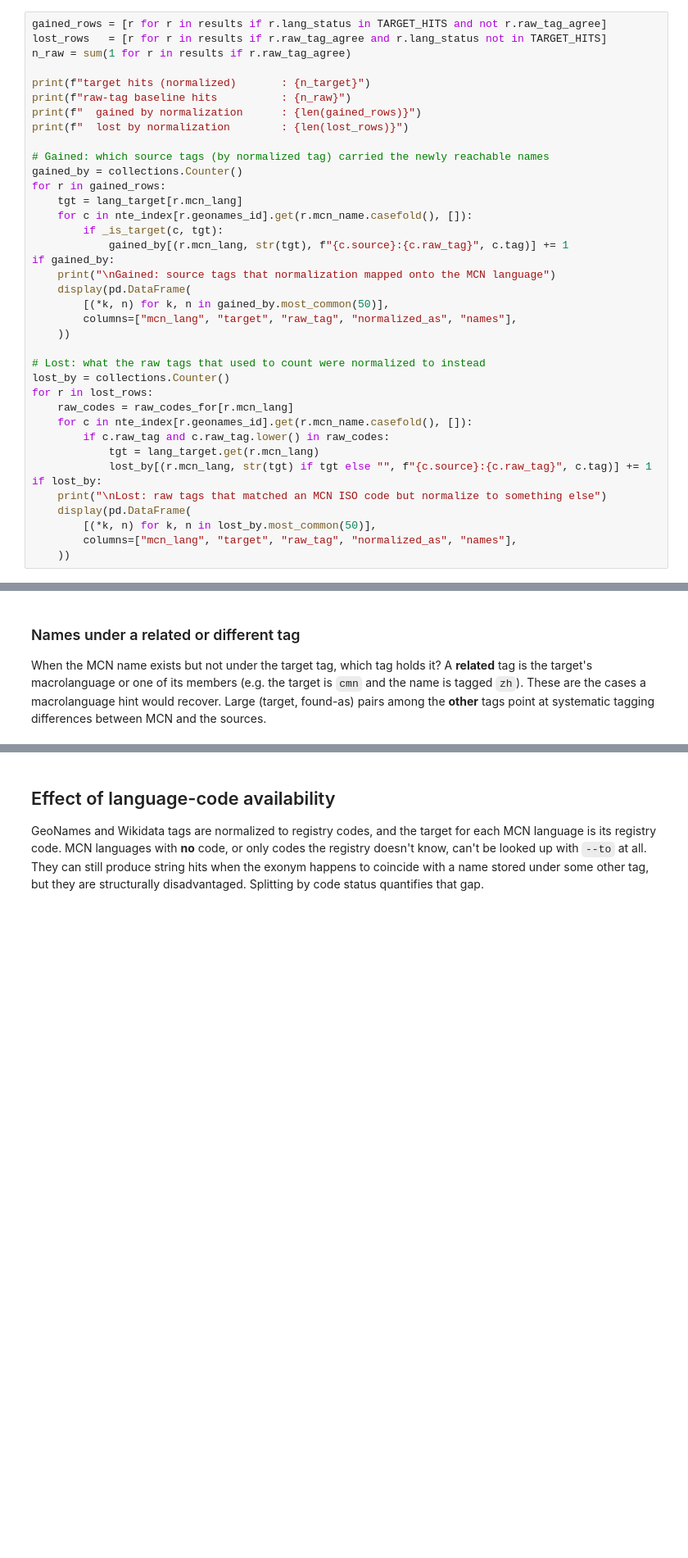
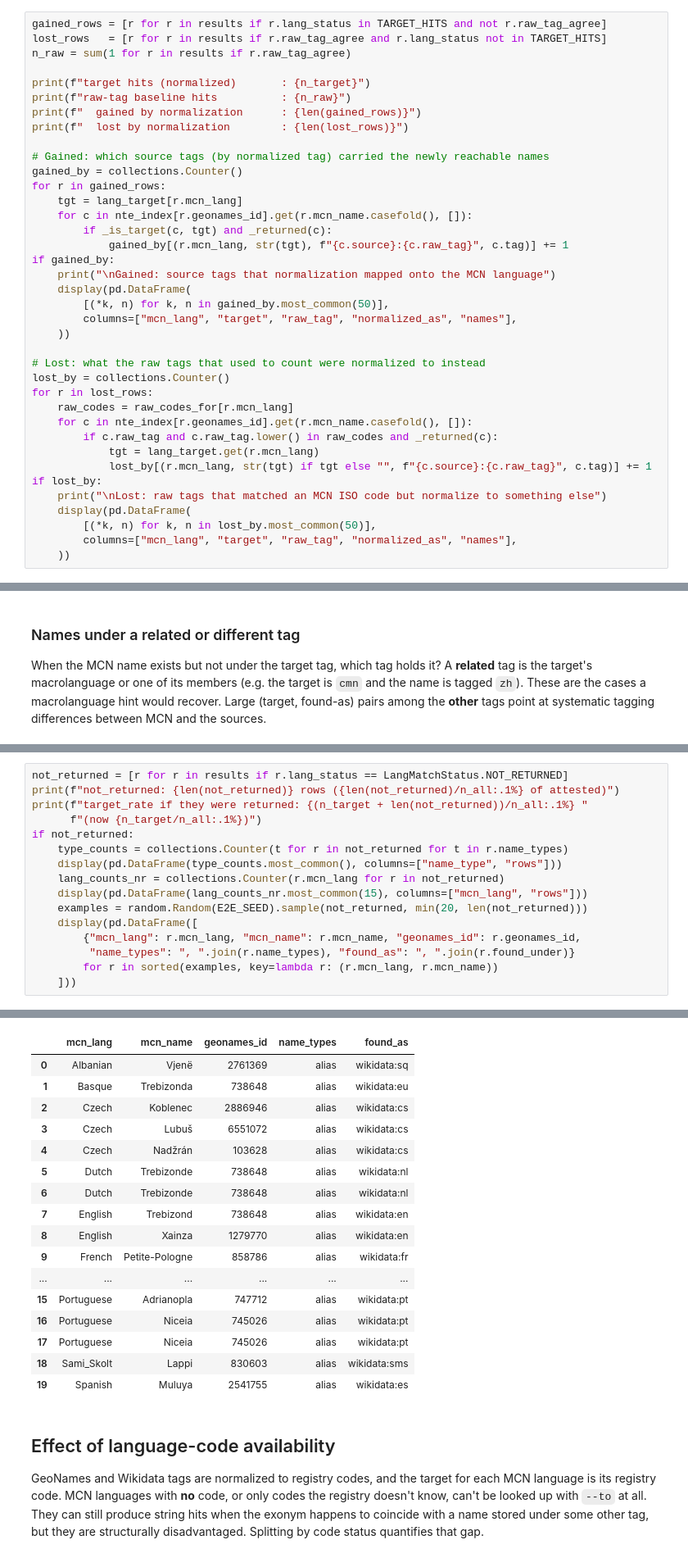
Before and after one commit to Acueres/NameTransductionEngine, a Jupyter notebook: analysis/mcn_benchmark_general.ipynb, the cells around one changed output, grey strips where cells are left out. Shown at 82% size. Drawn from its saved outputs; the diff is of its cells as text; blank space fills up the shorter version.

```diff
--- a/analysis/mcn_benchmark_general.ipynb
+++ b/analysis/mcn_benchmark_general.ipynb
@@ -569,7 +748,7 @@ gained_by = collections.Counter()
 for r in gained_rows:
     tgt = lang_target[r.mcn_lang]
     for c in nte_index[r.geonames_id].get(r.mcn_name.casefold(), []):
-        if _is_target(c, tgt):
+        if _is_target(c, tgt) and _returned(c):
             gained_by[(r.mcn_lang, str(tgt), f"{c.source}:{c.raw_tag}", c.tag)] += 1
 if gained_by:
     print("\nGained: source tags that normalization mapped onto the MCN language")
@@ -583,7 +762,7 @@ lost_by = collections.Counter()
 for r in lost_rows:
     raw_codes = raw_codes_for[r.mcn_lang]
     for c in nte_index[r.geonames_id].get(r.mcn_name.casefold(), []):
-        if c.raw_tag and c.raw_tag.lower() in raw_codes:
+        if c.raw_tag and c.raw_tag.lower() in raw_codes and _returned(c):
             tgt = lang_target.get(r.mcn_lang)
             lost_by[(r.mcn_lang, str(tgt) if tgt else "", f"{c.source}:{c.raw_tag}", c.tag)] += 1
 if lost_by:
@@ -612,0 +873,17 @@ for status in (LangMatchStatus.RELATED_TAG, LangMatchStatus.OTHER_TAG, LangMatch
+# %%
+not_returned = [r for r in results if r.lang_status == LangMatchStatus.NOT_RETURNED]
+print(f"not_returned: {len(not_returned)} rows ({len(not_returned)/n_all:.1%} of attested)")
+print(f"target_rate if they were returned: {(n_target + len(not_returned))/n_all:.1%} "
+      f"(now {n_target/n_all:.1%})")
+if not_returned:
+    type_counts = collections.Counter(t for r in not_returned for t in r.name_types)
+    display(pd.DataFrame(type_counts.most_common(), columns=["name_type", "rows"]))
+    lang_counts_nr = collections.Counter(r.mcn_lang for r in not_returned)
+    display(pd.DataFrame(lang_counts_nr.most_common(15), columns=["mcn_lang", "rows"]))
+    examples = random.Random(E2E_SEED).sample(not_returned, min(20, len(not_returned)))
+    display(pd.DataFrame([
+        {"mcn_lang": r.mcn_lang, "mcn_name": r.mcn_name, "geonames_id": r.geonames_id,
+         "name_types": ", ".join(r.name_types), "found_as": ", ".join(r.found_under)}
+        for r in sorted(examples, key=lambda r: (r.mcn_lang, r.mcn_name))
+    ]))
+# %% [output]
@@ -613,3 +912,20 @@ for status in (LangMatchStatus.RELATED_TAG, LangMatchStatus.OTHER_TAG, LangMatch
+|  | mcn_lang | mcn_name | geonames_id | name_types | found_as |
+| 0 | Albanian | Vjenë | 2761369 | alias | wikidata:sq |
+| 1 | Basque | Trebizonda | 738648 | alias | wikidata:eu |
+| 2 | Czech | Koblenec | 2886946 | alias | wikidata:cs |
+| 3 | Czech | Lubuš | 6551072 | alias | wikidata:cs |
+| 4 | Czech | Nadžrán | 103628 | alias | wikidata:cs |
+| 5 | Dutch | Trebizonde | 738648 | alias | wikidata:nl |
+| 6 | Dutch | Trebizonde | 738648 | alias | wikidata:nl |
+| 7 | English | Trebizond | 738648 | alias | wikidata:en |
+| 8 | English | Xainza | 1279770 | alias | wikidata:en |
+| 9 | French | Petite-Pologne | 858786 | alias | wikidata:fr |
+| ... | ... | ... | ... | ... | ... |
+| 15 | Portuguese | Adrianopla | 747712 | alias | wikidata:pt |
+| 16 | Portuguese | Niceia | 745026 | alias | wikidata:pt |
+| 17 | Portuguese | Niceia | 745026 | alias | wikidata:pt |
+| 18 | Sami_Skolt | Lappi | 830603 | alias | wikidata:sms |
+| 19 | Spanish | Muluya | 2541755 | alias | wikidata:es |
 # %% [markdown]
 ## Effect of language-code availability
 
```
Also changed, not shown: parts of 25 cells of this notebook, 23 other files.
